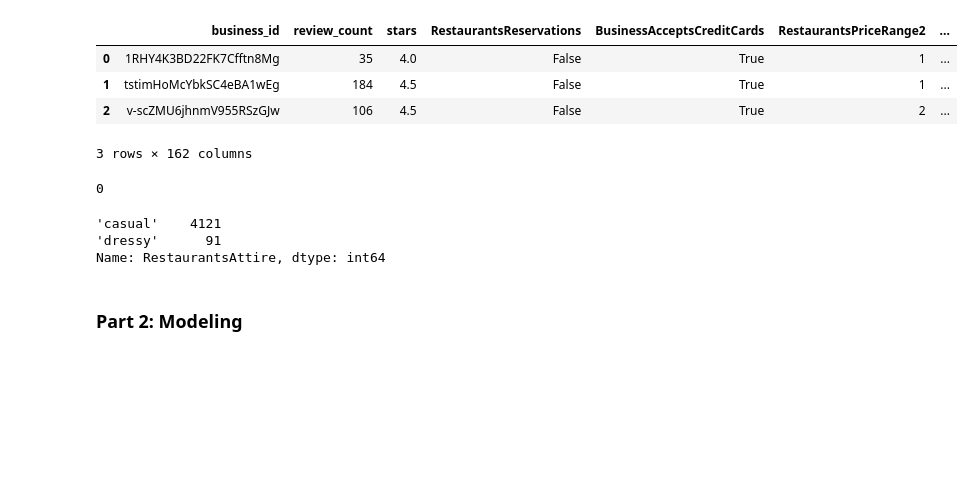
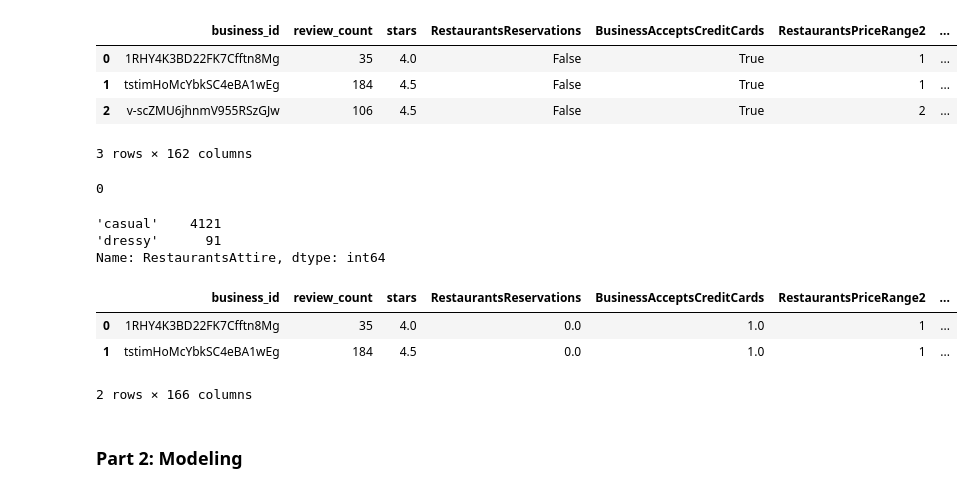
Before and after one commit to rvent/Event-Planner-Project, a Jupyter notebook: rima_wip.ipynb, the cells around one changed output. Drawn from its saved outputs; the diff is of its cells as text; code cells hidden in the pictures; blank space fills up the shorter version.

```diff
--- a/rima_wip.ipynb
+++ b/rima_wip.ipynb
@@ -458,3 +432,10 @@ clean_df.RestaurantsPriceRange2 = clean_df.RestaurantsPriceRange2.astype(int)
+# %%
+clean_df.head(2)
+# %% [output]
+|  | business_id | review_count | stars | RestaurantsReservations | BusinessAcceptsCreditCards | RestaurantsPriceRange2 | ... |
+| 0 | 1RHY4K3BD22FK7Cfftn8Mg | 35 | 4.0 | 0.0 | 1.0 | 1 | ... |
+| 1 | tstimHoMcYbkSC4eBA1wEg | 184 | 4.5 | 0.0 | 1.0 | 1 | ... |
+2 rows × 166 columns
 # %% [markdown]
 ### Part 2: Modeling
 # %%
```
Also changed, not shown: parts of 37 cells of this notebook.
